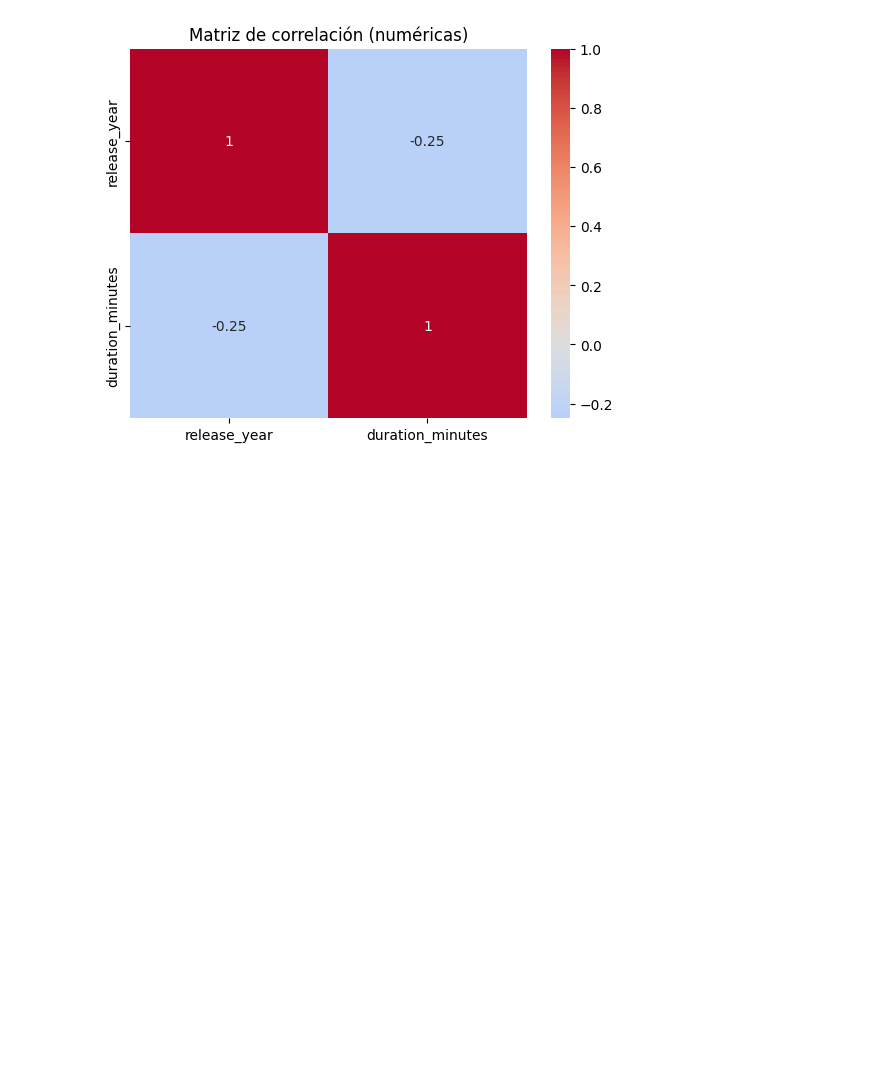
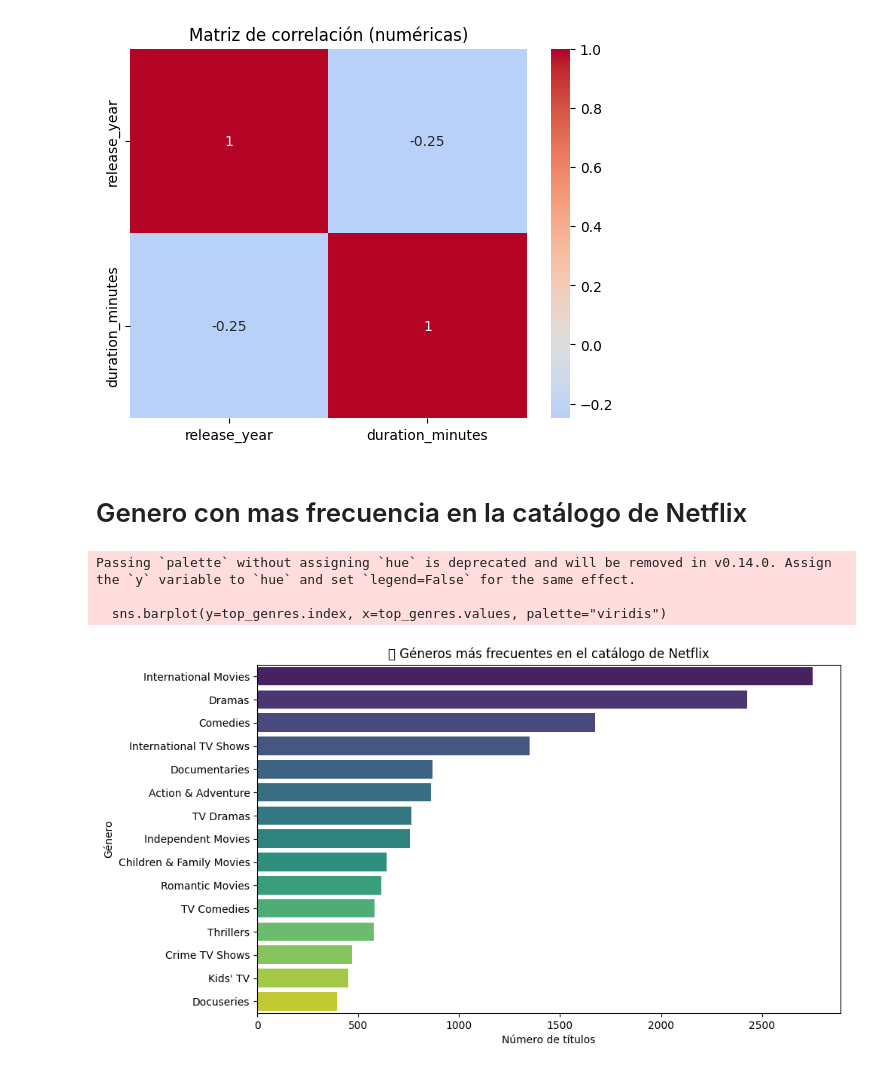
Before and after one commit to SI807-FIIS-UNI/SI807_Cloud_BI_2025, a Jupyter notebook: grupo02_essalud/Mini_Proyecto/Notebooks/01_eda_netflix.ipynb, the cells around one changed output. Cells and saved outputs as stored; diff of their text form; code cells hidden in the pictures; blank space fills up the shorter version.

```diff
--- a/grupo02_essalud/Mini_Proyecto/Notebooks/01_eda_netflix.ipynb
+++ b/grupo02_essalud/Mini_Proyecto/Notebooks/01_eda_netflix.ipynb
@@ -133,3 +132,27 @@ plt.title("Matriz de correlación (numéricas)")
 plt.show()
 # %% [output]
 [figure]
+# %% [markdown]
+# Genero con mas frecuencia en la catálogo de Netflix
+# %%
+# Separar los géneros que están separados por comas
+
+genre_series = df['listed_in'].str.split(',').explode().str.strip()
+
+# Contar los géneros más frecuentes
+
+top_genres = genre_series.value_counts().head(15)
+
+# Visualizar
+
+plt.figure(figsize=(10,6))
+sns.barplot(y=top_genres.index, x=top_genres.values, palette="viridis")
+plt.title("🎭 Géneros más frecuentes en el catálogo de Netflix")
+plt.xlabel("Número de títulos")
+plt.ylabel("Género")
+plt.show()
+# %% [output]
+Passing `palette` without assigning `hue` is deprecated and will be removed in v0.14.0. Assign the `y` variable to `hue` and set `legend=False` for the same effect.
+
+  sns.barplot(y=top_genres.index, x=top_genres.values, palette="viridis")
+[figure, added]
```
Also changed, not shown: parts of 8 cells of this notebook, 1 other file.
